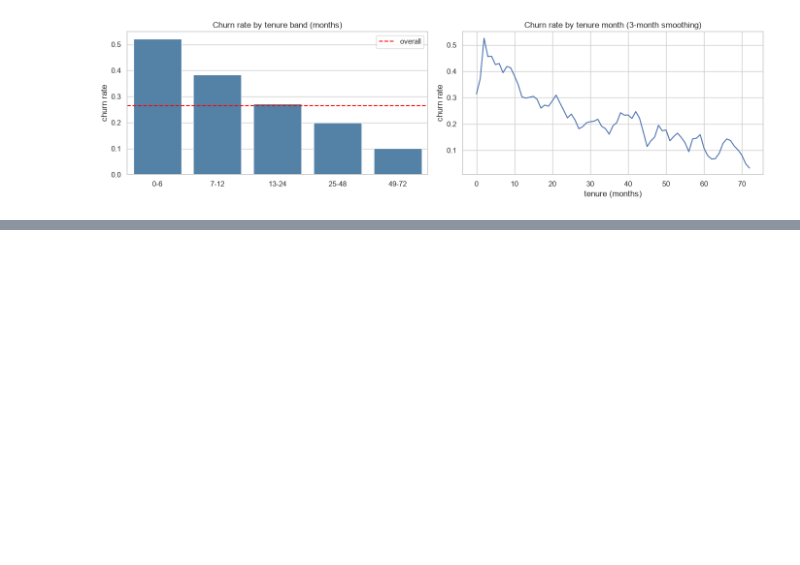
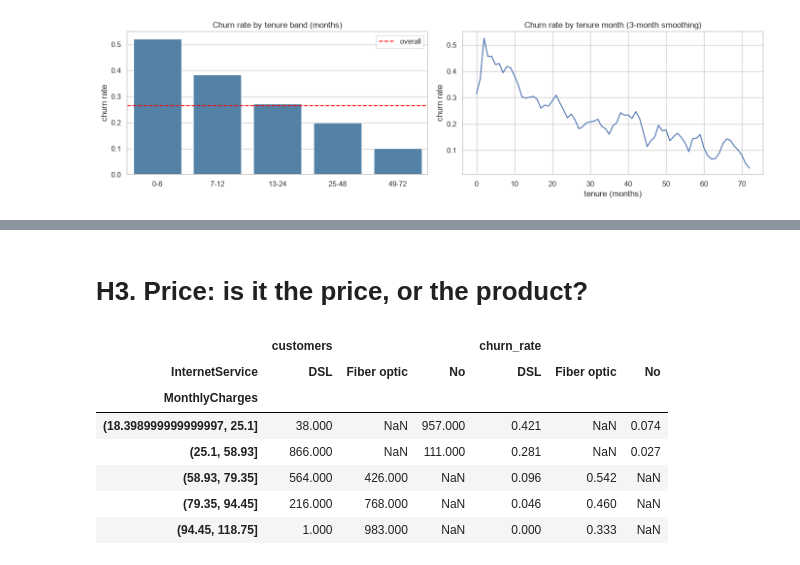
Before and after one commit to ayour2a/churn_prediction_mle, a Jupyter notebook: notebooks/01_EDA_cleaning.ipynb, the cells around one changed output, grey strips where cells are left out. Saved outputs shown, nothing was run; the diff lists cells and outputs as text; code cells hidden in the pictures; blank space fills up the shorter version.

```diff
--- a/notebooks/01_EDA_cleaning.ipynb
+++ b/notebooks/01_EDA_cleaning.ipynb
@@ -411,0 +569,19 @@ plt.show()
+# %% [markdown]
+# H3. Price: is it the price, or the product?
+# %%
+price_band = pd.qcut(train_df["MonthlyCharges"], 5)
+
+(
+    train_df.groupby([price_band, "InternetService"], observed=True)["Churn"]
+    .agg(customers="count", churn_rate="mean")
+    .unstack("InternetService")
+)
+# %% [output]
+|  | customers |  |  | churn_rate |  |  |
+| InternetService | DSL | Fiber optic | No | DSL | Fiber optic | No |
+| MonthlyCharges |  |  |  |  |  |  |
+| (18.398999999999997, 25.1] | 38.000 | NaN | 957.000 | 0.421 | NaN | 0.074 |
+| (25.1, 58.93] | 866.000 | NaN | 111.000 | 0.281 | NaN | 0.027 |
+| (58.93, 79.35] | 564.000 | 426.000 | NaN | 0.096 | 0.542 | NaN |
+| (79.35, 94.45] | 216.000 | 768.000 | NaN | 0.046 | 0.460 | NaN |
+| (94.45, 118.75] | 1.000 | 983.000 | NaN | 0.000 | 0.333 | NaN |
```
Also changed, not shown: parts of 18 cells of this notebook.
